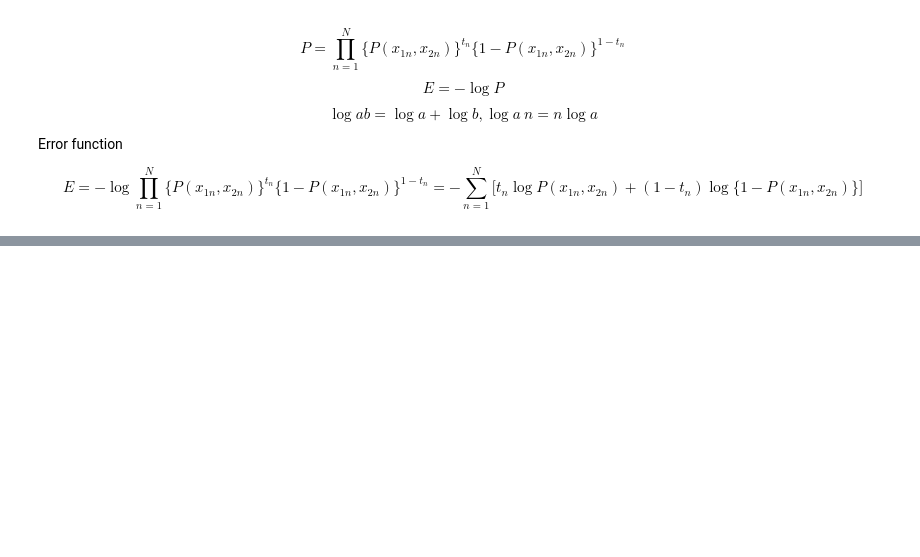
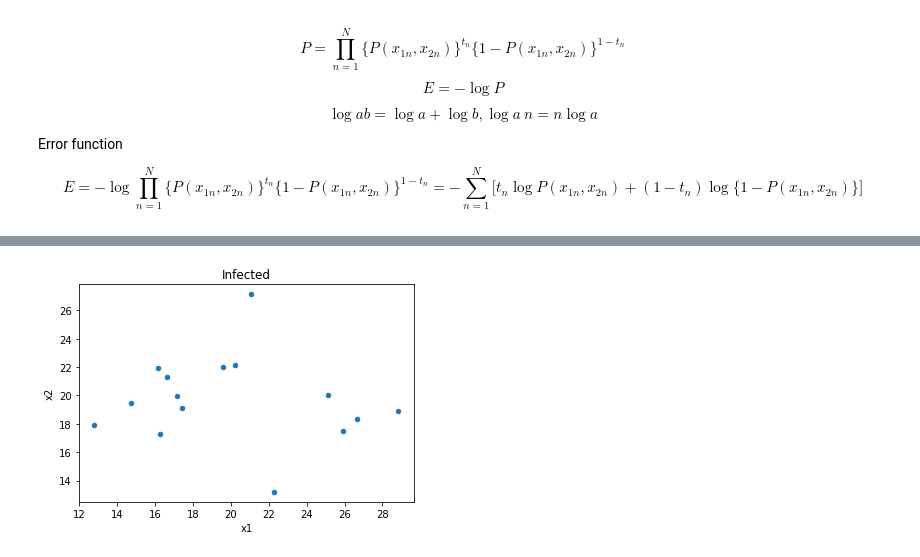
Before and after one commit to araobp/pic-mcu, a Jupyter notebook: tensorflow/learn/chapter02_1.ipynb, the cells around one changed output, grey strips where cells are left out. Saved outputs shown, nothing was run; the diff lists cells and outputs as text; code cells hidden in the pictures; blank space fills up the shorter version.

```diff
--- a/tensorflow/learn/chapter02_1.ipynb
+++ b/tensorflow/learn/chapter02_1.ipynb
@@ -38,0 +56,8 @@ $$
+# %%
+n1 , mu1, variance1 = 15, [18, 20], 22
+data1 = multivariate_normal(mu1, np.eye(2)*variance1, n1)
+df1 = DataFrame(data1, columns=['x1', 'x2'])
+df1.plot(x='x1', y='x2', kind='scatter', title='Infected')
+df1['t'] = 1
+# %% [output]
+[figure, added]
```
Also changed, not shown: parts of 7 cells of this notebook.
